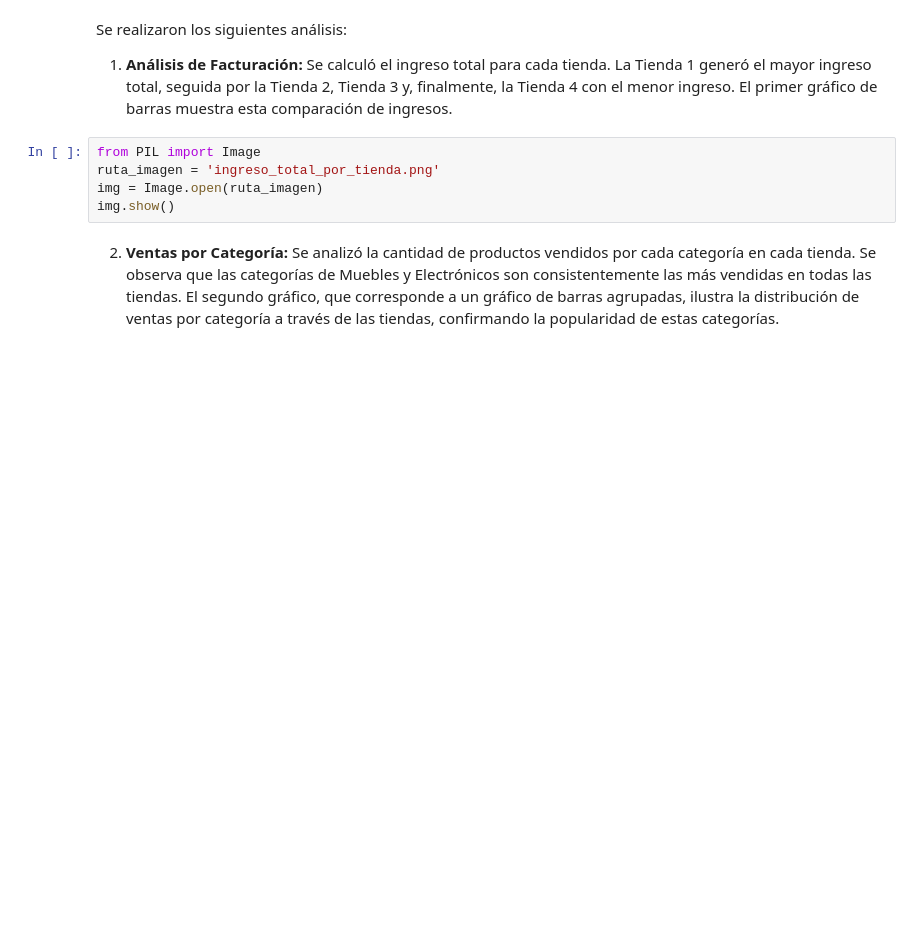
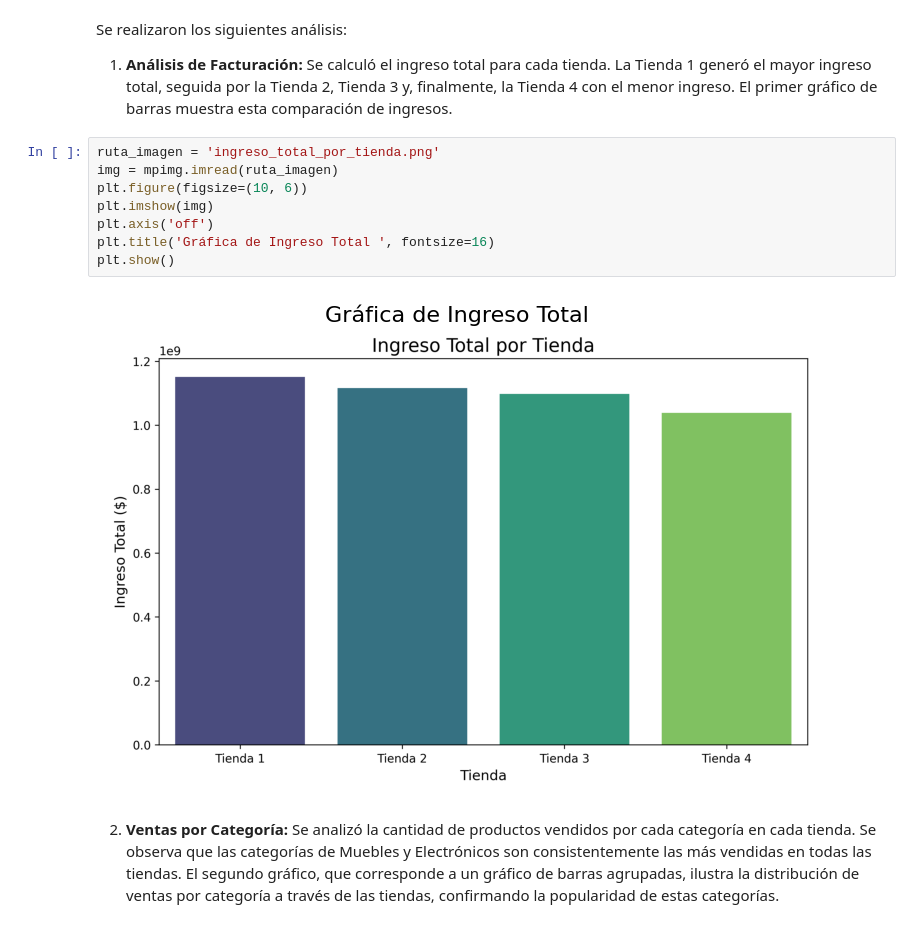
Before and after one commit to jazminfuentesb/challenge1-data-science-latam-jfb, a Jupyter notebook: AluraStoreLatam.ipynb, the cells around one changed output. Saved outputs shown, nothing was run; the diff lists cells and outputs as text; blank space fills up the shorter version.

```diff
--- a/AluraStoreLatam.ipynb
+++ b/AluraStoreLatam.ipynb
@@ -484,11 +486,16 @@ El presente informe tiene como objetivo analizar el rendimiento de las cuatro ti
 Se realizaron los siguientes análisis:
 
 1. **Análisis de Facturación:** Se calculó el ingreso total para cada tienda. La Tienda 1 generó el mayor ingreso total, seguida por la Tienda 2, Tienda 3 y, finalmente, la Tienda 4 con el menor ingreso. El primer gráfico de barras muestra esta comparación de ingresos.
-# %%
-from PIL import Image
-ruta_imagen = 'ingreso_total_por_tienda.png'
-img = Image.open(ruta_imagen)
-img.show()
+# %%
+ruta_imagen = 'ingreso_total_por_tienda.png'
+img = mpimg.imread(ruta_imagen)
+plt.figure(figsize=(10, 6))
+plt.imshow(img)
+plt.axis('off')
+plt.title('Gráfica de Ingreso Total ', fontsize=16)
+plt.show()
+# %% [output]
+[figure, added]
 # %% [markdown]
 
 2. **Ventas por Categoría:** Se analizó la cantidad de productos vendidos por cada categoría en cada tienda. Se observa que las categorías de Muebles y Electrónicos son consistentemente las más vendidas en todas las tiendas. El segundo gráfico, que corresponde a un gráfico de barras agrupadas, ilustra la distribución de ventas por categoría a través de las tiendas, confirmando la popularidad de estas categorías.
```
Also changed, not shown: parts of 5 cells of this notebook.
